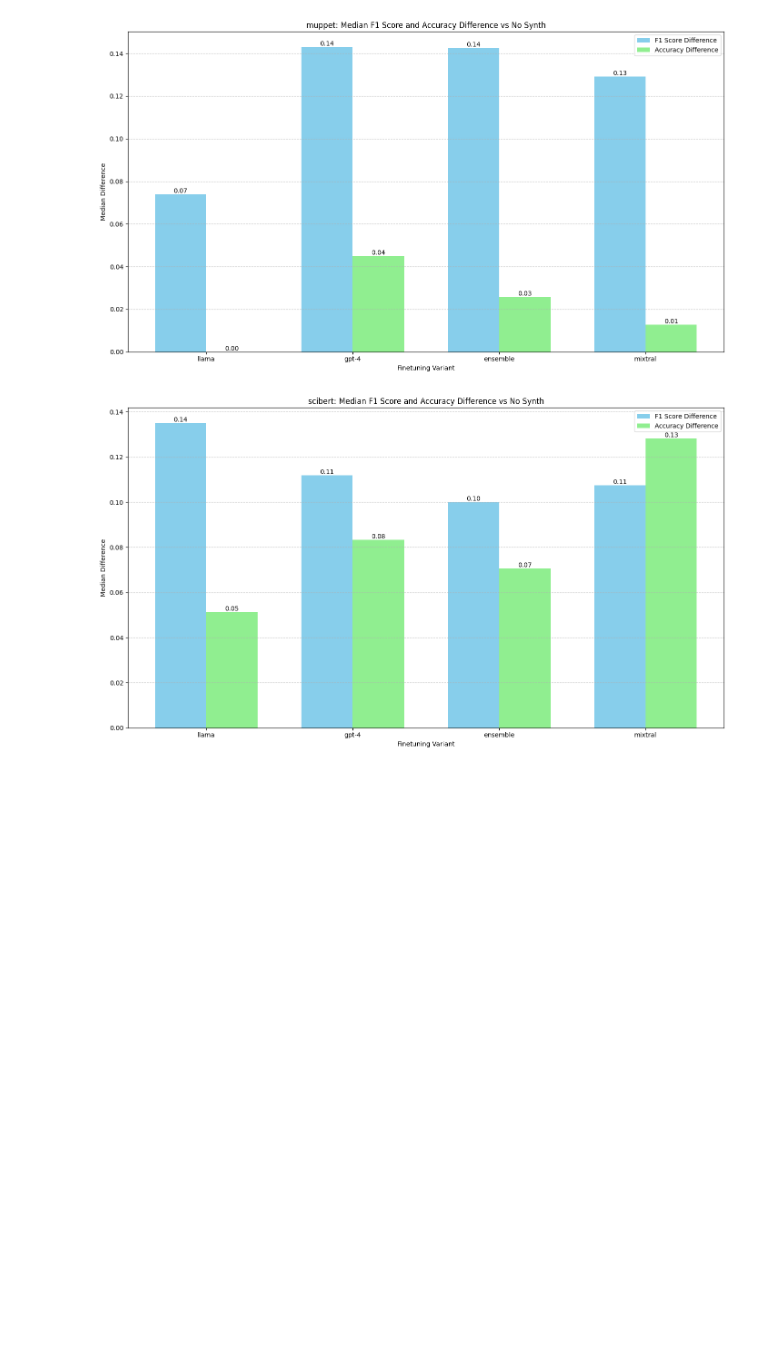
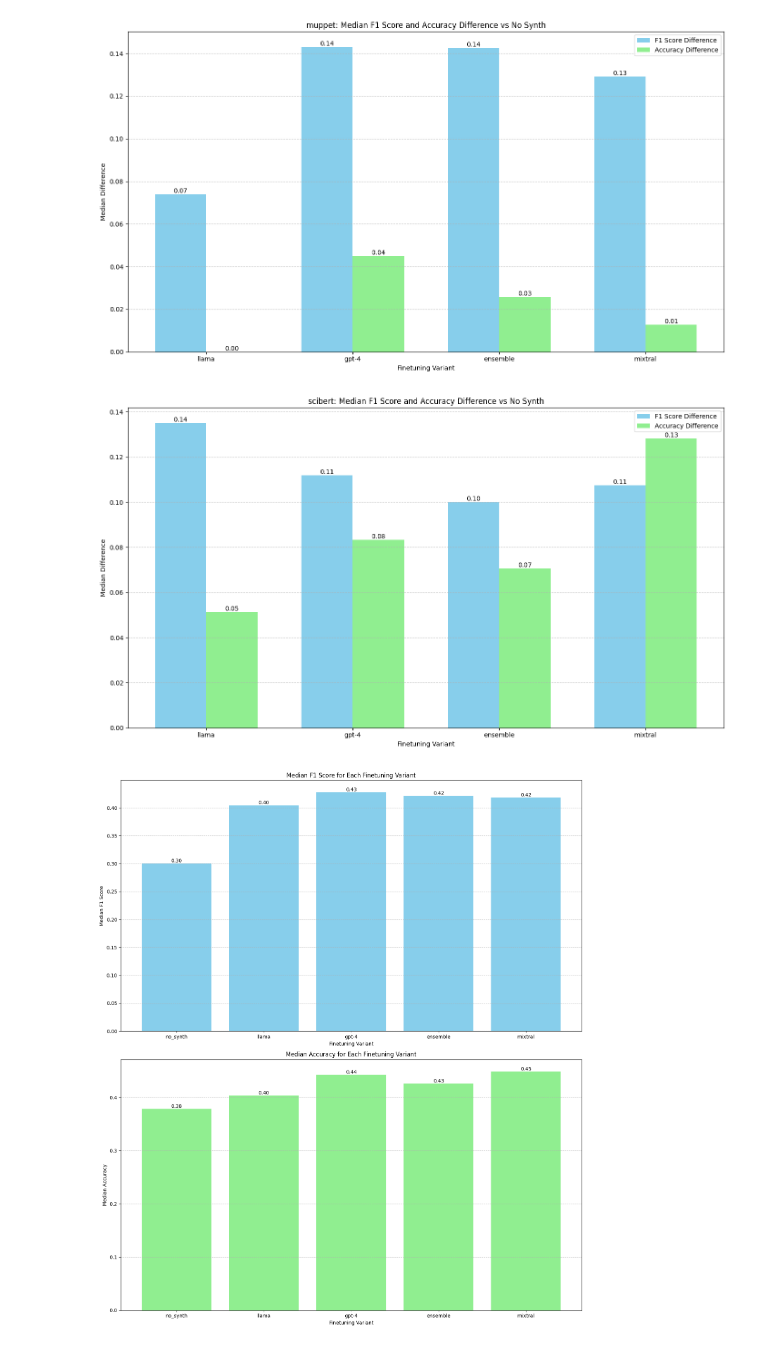
Before and after one commit to MaBlock7/NLPSharedTask, a Jupyter notebook: evaluation_all_predictions.ipynb, the cells around one changed output. Drawn from its saved outputs; the diff is of its cells as text; code cells hidden in the pictures; blank space fills up the shorter version.

```diff
--- a/evaluation_all_predictions.ipynb
+++ b/evaluation_all_predictions.ipynb
@@ -185,4 +185,83 @@ for base_model in base_models:
 # %% [output]
 [figure]
 [figure]
+# %%
+def plot_f1(predictions_filepath):
+    """
+    Calculates and plots the median F1 and accuracy score for each model variant.
+
+    Parameters:
+    predictions_filepath (str): The path to the CSV file containing the predictions.
+    base_models (list): List of base models.
+    finetuned_variants (list): List of finetuned variants.
+    """
+    # Read the CSV file into a DataFrame
+    df = pd.read_csv(predictions_filepath)
+
+    # Extract the true labels
+    true_labels = df['truth'].values
+
+    # Initialize dictionaries to hold scores
+    f1_scores_dict = {variant: [] for variant in finetuned_variants}
+    acc_scores_dict = {variant: [] for variant in finetuned_variants}
+
+    for base_model in base_models:
+        for variant in finetuned_variants:
+            # Get the current model predictions
+            model_name = f"{base_model}_{variant}"
+            model_pred = df[model_name].values
+
+            # Calculate the F1 score and accuracy for the current model
+            model_f1 = f1_score(true_labels, model_pred, average='macro')
+            model_acc = accuracy_score(true_labels, model_pred)
+
+            # Store the scores
+            f1_scores_dict[variant].append(model_f1)
+            acc_scores_dict[variant].append(model_acc)
+
+    # Calculate median scores
+    median_f1_scores = {variant: np.median(f1_scores_dict[variant]) for variant in f1_scores_dict}
+    median_acc_scores = {variant: np.median(acc_scores_dict[variant]) for variant in acc_scores_dict}
+
+    # Plot the median F1 scores
+    fig, ax = plt.subplots(2, 1, figsize=(14, 16))
+
+    variants = list(median_f1_scores.keys())
+    index = np.arange(len(variants))
+
+    # Plot median F1 score
+    f1_bars = ax[0].bar(index, median_f1_scores.values(), color='skyblue')
+    ax[0].set_xlabel('Finetuning Variant')
+    ax[0].set_ylabel('Median F1 Score')
+    ax[0].set_title('Median F1 Score for Each Finetuning Variant')
+    ax[0].set_xticks(index)
+    ax[0].set_xticklabels(variants)
+    ax[0].grid(True, axis='y', linestyle='--', alpha=0.7)
+
+    # Add text labels on top of the F1 bars
+    for bar in f1_bars:
+        height = bar.get_height()
+        ax[0].text(bar.get_x() + bar.get_width() / 2, height, f'{height:.2f}', ha='center', va='bottom')
+
+    # Plot median accuracy
+    acc_bars = ax[1].bar(index, median_acc_scores.values(), color='lightgreen')
+    ax[1].set_xlabel('Finetuning Variant')
+    ax[1].set_ylabel('Median Accuracy')
+    ax[1].set_title('Median Accuracy for Each Finetuning Variant')
+    ax[1].set_xticks(index)
+    ax[1].set_xticklabels(variants)
+    ax[1].grid(True, axis='y', linestyle='--', alpha=0.7)
+
+    # Add text labels on top of the accuracy bars
+    for bar in acc_bars:
+        height = bar.get_height()
+        ax[1].text(bar.get_x() + bar.get_width() / 2, height, f'{height:.2f}', ha='center', va='bottom')
+
+    # Adjust layout and display the plots
+    plt.tight_layout()
+    plt.show()
+
+plot_f1(predictions_filepath)
+# %% [output]
+[figure, added]
 # %%
```
Also changed, not shown: parts of 1 cell of this notebook.
